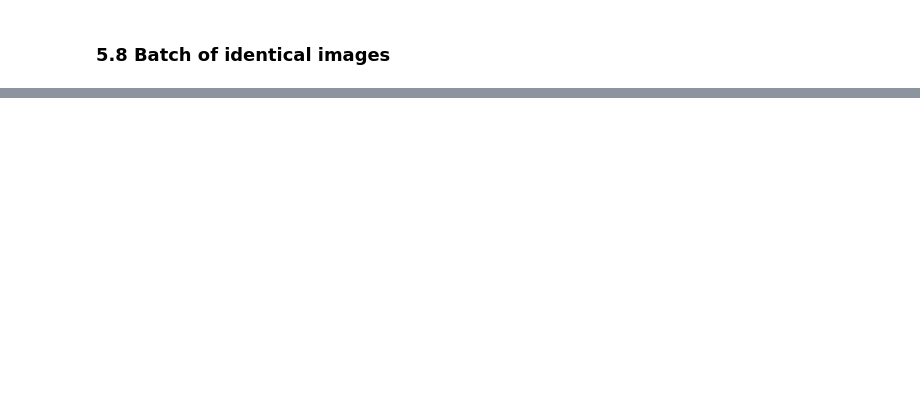
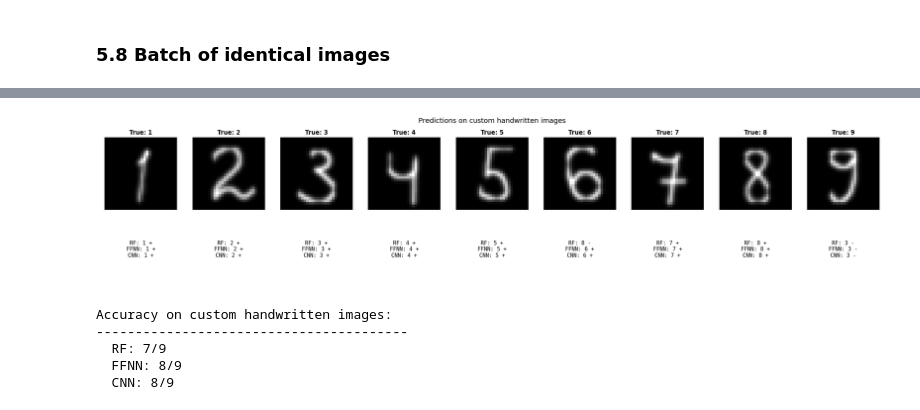
Before and after one commit to BohdanMarko/winstars-ai-ds-internship, a Jupyter notebook: task1/demo.ipynb, the cells around one changed output, grey strips where cells are left out. Drawn from its saved outputs; the diff is of its cells as text; code cells hidden in the pictures; blank space fills up the shorter version.

```diff
--- a/task1/demo.ipynb
+++ b/task1/demo.ipynb
@@ -323,0 +429,46 @@ Input: 10 copies of the same image, shape (10, 784)
+# %%
+n_images = len(test_images)
+fig, axes = plt.subplots(2, n_images, figsize=(n_images * 2.5, 5))
+
+for col, (true_digit, path) in enumerate(test_images.items()):
+    flat = preprocess_for_mnist(path)
+    pixels_28 = flat.reshape(28, 28)
+
+    # Show the preprocessed image
+    axes[0, col].imshow(pixels_28, cmap="gray")
+    axes[0, col].set_title(f"True: {true_digit}", fontsize=12, fontweight="bold")
+    axes[0, col].axis("off")
+
+    # Predictions from each trained model
+    pred_lines = []
+    for algo, r in results.items():
+        pred = r["clf"].predict(flat.reshape(1, 784))[0]
+        mark = "+" if pred == true_digit else "-"
+        pred_lines.append(f"{algo.upper()}: {pred} {mark}")
+
+    axes[1, col].axis("off")
+    axes[1, col].text(0.5, 0.5, "\n".join(pred_lines),
+                      ha="center", va="center", fontsize=11, family="monospace",
+                      transform=axes[1, col].transAxes)
+
+plt.suptitle("Predictions on custom handwritten images", fontsize=14)
+plt.tight_layout()
+plt.show()
+# %% [output]
+[figure, added]
+# %%
+print("Accuracy on custom handwritten images:")
+print("-" * 40)
+for algo, r in results.items():
+    correct = 0
+    for true_digit, path in test_images.items():
+        flat = preprocess_for_mnist(path)
+        pred = r["clf"].predict(flat.reshape(1, 784))[0]
+        correct += int(pred == true_digit)
+    print(f"  {algo.upper()}: {correct}/{len(test_images)}")
+# %% [output]
+Accuracy on custom handwritten images:
+----------------------------------------
+  RF: 7/9
+  FFNN: 8/9
+  CNN: 8/9
```
Also changed, not shown: parts of 18 cells of this notebook, 9 other files.
